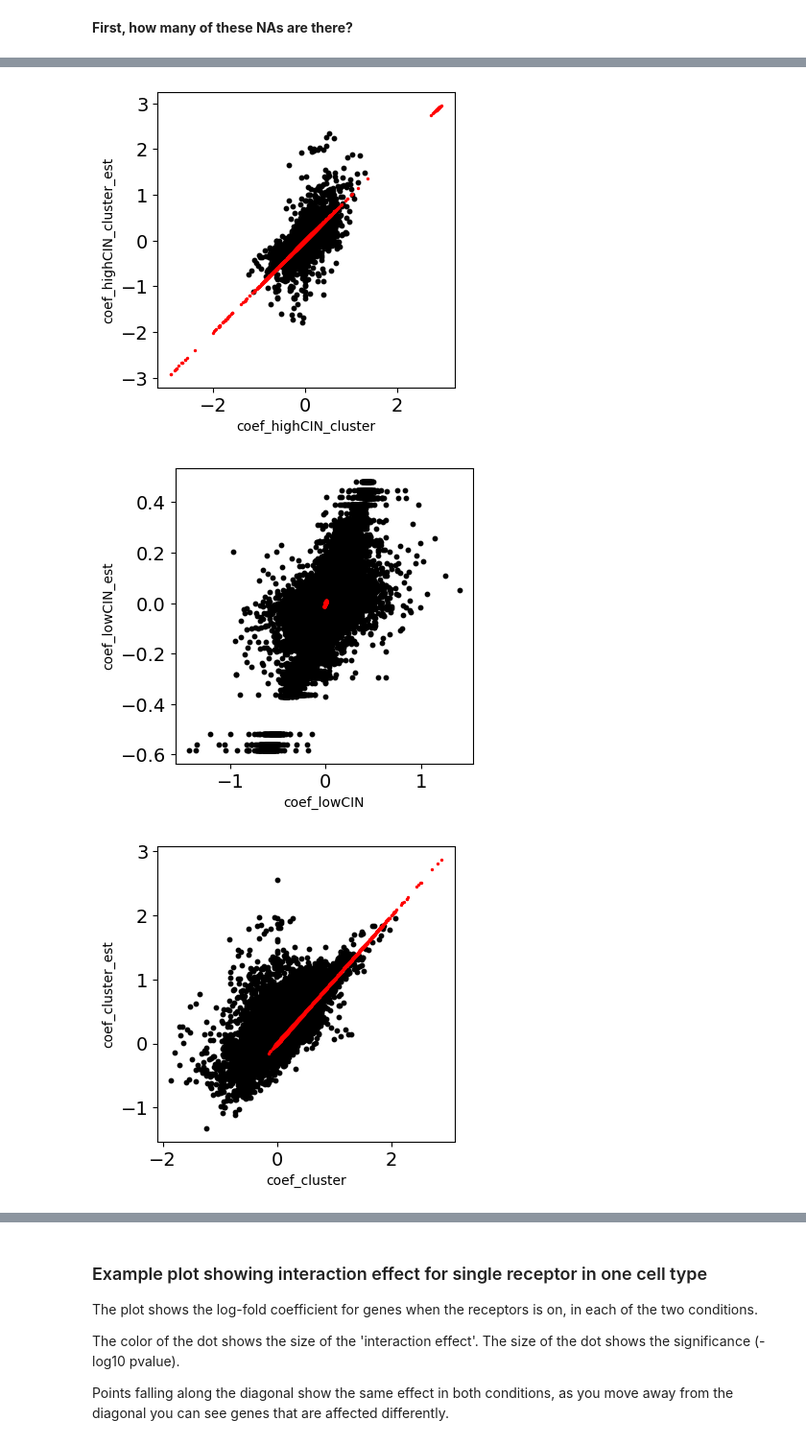
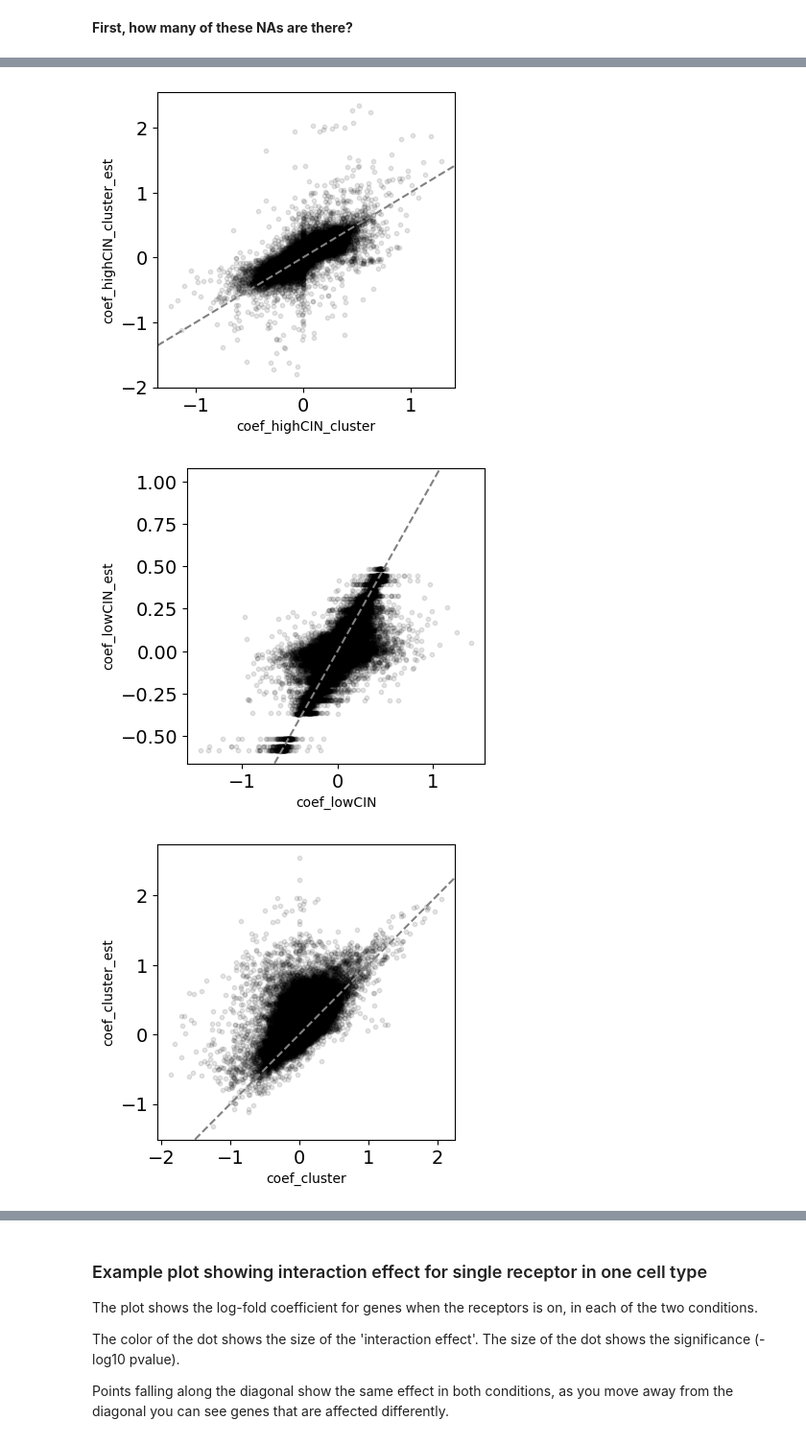
Before and after one commit to LaughneyLab/ContactTracing_tutorial, a Jupyter notebook: tutorial.ipynb, the cells around one changed output, grey strips where cells are left out. Shown at 96% size. Drawn from its saved outputs; the diff is of its cells as text; code cells hidden in the pictures.

```diff
--- a/tutorial.ipynb
+++ b/tutorial.ipynb
@@ -111,3 +116,5 @@ Name: cell type, dtype: int64
+# %%
+adata.obs['cngeneson'] = scale(np.sum(adata.layers['logX'] > 0, axis=1))
 # %% [markdown]
 __Read interactions file__
 # %%
@@ -190,15 +193,16 @@ for cellType in ligand_cellTypes:
     mast_infile = f'{tmp_output_dir}/adata_{cellType}_ligands.h5ad'
     tmp = adata[adata.obs['cell type'] == cellType, ligands].copy()
     tmp.write(mast_infile)
+    # note: add --force option here if you want to overwrite previous results and re-run
     cmd=f'R --vanilla --args --infile "{mast_infile}" --outdir "{mast_outdir}/{cellType}" --groups "condition"'
-    cmd += f' --covariates cngeneson --numcore 10 --force --comp-groups {condition1} {condition2}'
+    cmd += f' --covariates cngeneson --numcore 10 --comp-groups {condition1} {condition2}'
     cmd += f' < {tutorial_dir}/R/MAST_wrapper.R'
     if runCommands:
         # Note: if force is false, will not run if stdoutfile exists already
         # if wait is false, will run commands in background and return to notebook.
-        #    In this case you would want to decrease --numcore in command or else server will get overwhelmed
+        #    In this case you would want to decrease --numcore in command above, or else server will get overwhelmed
         #    if there are many cell types
-        ct.run_in_background(cmd, stdoutfile=f'{outdir}/stdout.txt', quiet=True, wait=True, force=False)
+        ct.run_in_background(cmd, stdoutfile=f'{outdir}/stdout.txt', quiet=True, wait=True, force=True)
     else:
         print(f'{cmd} &> {outdir}/stdout.txt')
 # %% [output]
@@ -217,11 +226,14 @@ R --vanilla --args --infile "/workdir/ContactTracing/tutorial_output/tmp/NOBACKU
 # %%
 # when MAST commands finished, load results and find DE ligands
+# (This code also deletes the temporary adata files)
 resultlist = []
 for cellType in ligand_cellTypes:
     infile = f'{mast_outdir}/{cellType}/highCIN_vs_lowCIN.csv'
     if not os.path.exists(infile):
         print(f'{cellType} not done yet')
         continue
+    print(f'Removing {tmp_output_dir}/adata_{cellType}_ligands.h5ad')
+    os.system(f'rm -f {tmp_output_dir}/adata_{cellType}_ligands.h5ad')
     tmp = ct.read_mast_results(infile)
     tmp['gene'] = tmp.index
     tmp['cell type'] = cellType
@@ -615,8 +645,8 @@ __First, how many of these NAs are there?__
 # %%
 sig = deg.layers['fdr.i1'] < 1
 print(f'Out of {sum(sum(sig))} tests with fdr < 1:')
-coef_layers = [x for x in deg.layers.keys() if x.startswith('coef')]
+coef_layers = [x for x in deg.layers.keys() if x.startswith('coef') and not x.endswith('_est')]
 for layer in coef_layers:
     na = np.isnan(deg.layers[layer])
-    print(f'  {sum(sum(na & sig))} have {layer}=NA')
+    print(f'  {sum(sum(na & sig))} ({sum(sum(na & sig))/sum(sum(sig))*100:0.2f}%) have {layer}=NA')
 # %% [output]
@@ -644,19 +674,18 @@ Done 478 out of 522 (91.6%)
 # %%
-# plot MAST estimates vs rough estimates - there should be a strong linear relationship.
-# The black dots show coefficients estimated by both methods.
-# The red dots (along diagonal) show estimated coefficients corresponding to NA values in MAST
+# plot MAST estimates vs rough estimates - they should fall along the diagonal, with a good deal of noise.
+# (MAST model is much more sophisticated).
 #log_factor = np.log10(2)
 for layer in coef_layers:
     if f'{layer}_est' in deg.layers:
         plt.subplots(figsize=(4,4))
         plt.scatter(np.array(deg.layers[layer]).reshape(-1),
-                    np.array(deg.layers[f'{layer}_est']).reshape(-1), color='black', s=10)
-
+                    np.array(deg.layers[f'{layer}_est']).reshape(-1), color='black', s=10, alpha=0.1)
+        plt.gca().axline((1,1), slope=1, ls='--', color='gray')
         plt.xlabel(layer)
         plt.ylabel(f'{layer}_est')
         plt.show()
 # %% [output]
-[figure, old version]
+[figure, new version]
-[figure, old version]
+[figure, new version]
-[figure, old version]
+[figure, new version]
 # %% [markdown]
```
Also changed, not shown: parts of 76 cells of this notebook.
